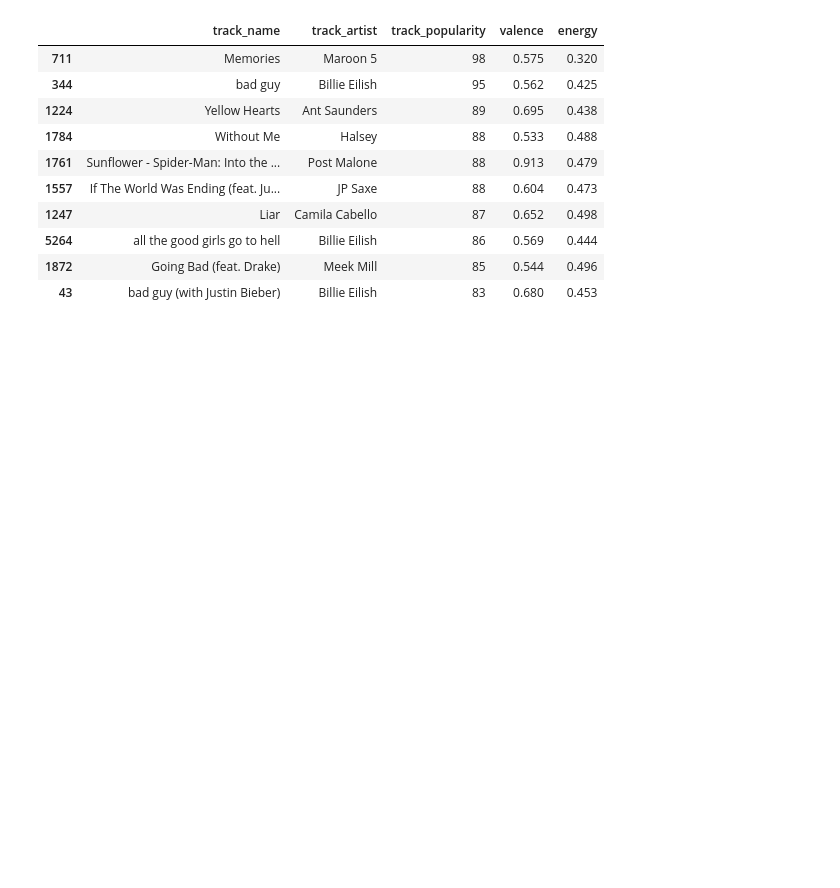
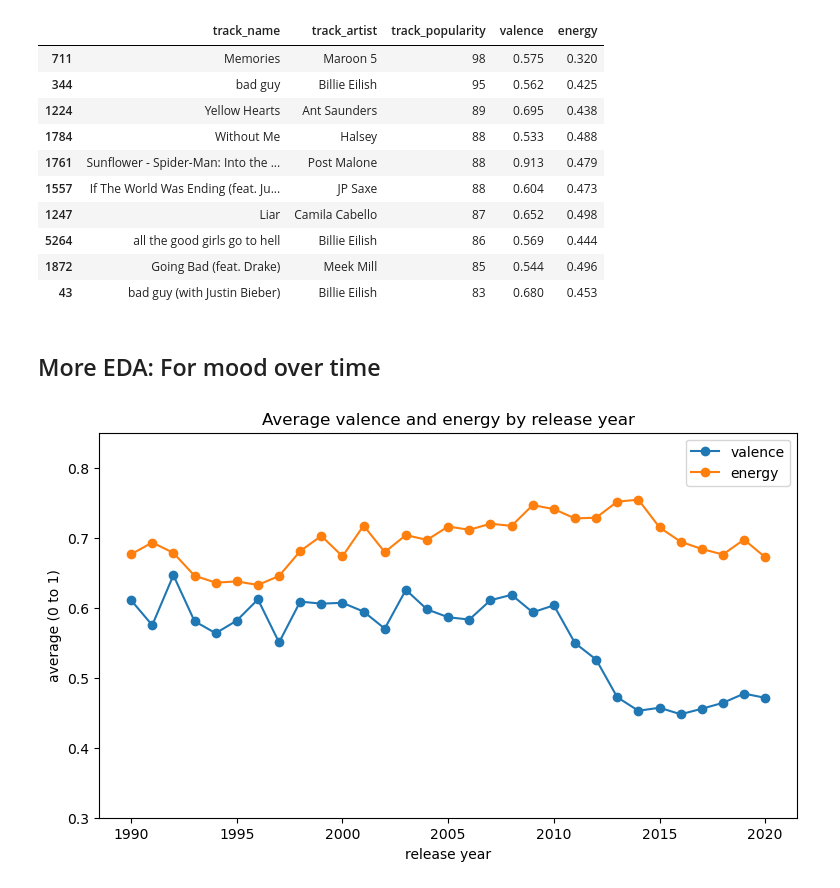
Before and after one commit to aayushimalhotra3/cmse830-midterm-project, a Jupyter notebook: eda.ipynb, the cells around one changed output. Cells and saved outputs as stored; diff of their text form; code cells hidden in the pictures; blank space fills up the shorter version.

Commit message:
new ui, mood over time, similar songs recommender, theme

```diff
--- a/eda.ipynb
+++ b/eda.ipynb
@@ -197,3 +197,25 @@ matching songs: 185
 | 5264 | all the good girls go to hell | Billie Eilish | 86 | 0.569 | 0.444 |
 | 1872 | Going Bad (feat. Drake) | Meek Mill | 85 | 0.544 | 0.496 |
 | 43 | bad guy (with Justin Bieber) | Billie Eilish | 83 | 0.680 | 0.453 |
+# %% [markdown]
+## More EDA: For mood over time
+# %%
+# grab the year out of the release date
+songs["year"] = pd.to_datetime(songs["track_album_release_date"], errors="coerce").dt.year
+
+# average valence and energy for each year, only keeping years with enough songs
+yearly = songs.dropna(subset=["year"]).groupby("year").agg(
+    valence=("valence", "mean"),
+    energy=("energy", "mean"),
+    n=("track_id", "size"),
+)
+yearly = yearly[(yearly["n"] >= 100) & (yearly.index >= 1990) & (yearly.index <= 2020)]
+
+yearly[["valence", "energy"]].plot(figsize=(9, 5), marker="o")
+plt.ylabel("average (0 to 1)")
+plt.xlabel("release year")
+plt.title("Average valence and energy by release year")
+plt.ylim(0.3, 0.85)
+plt.show()
+# %% [output]
+[figure, added]
```
Also changed, not shown: parts of 3 cells of this notebook, 6 other files.
